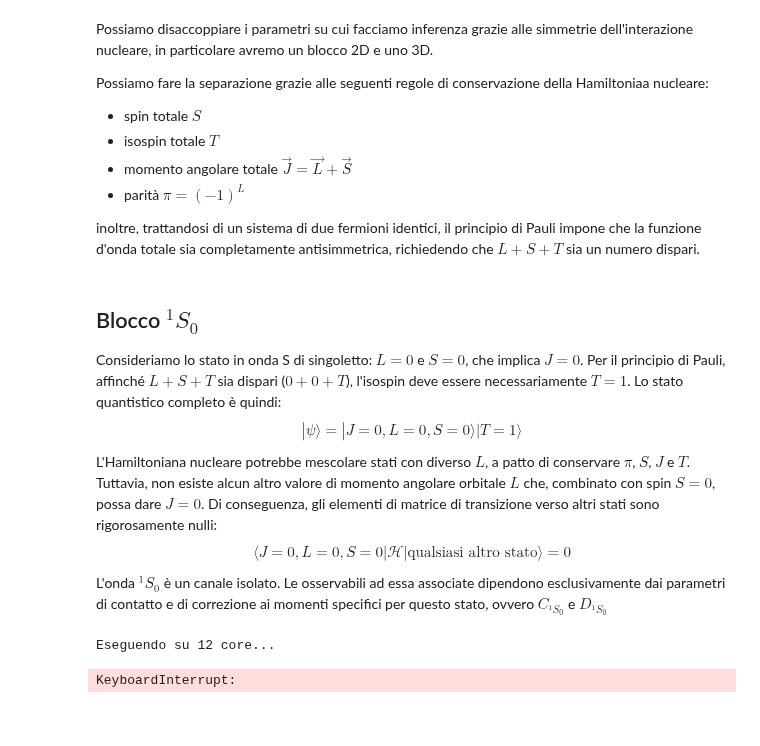
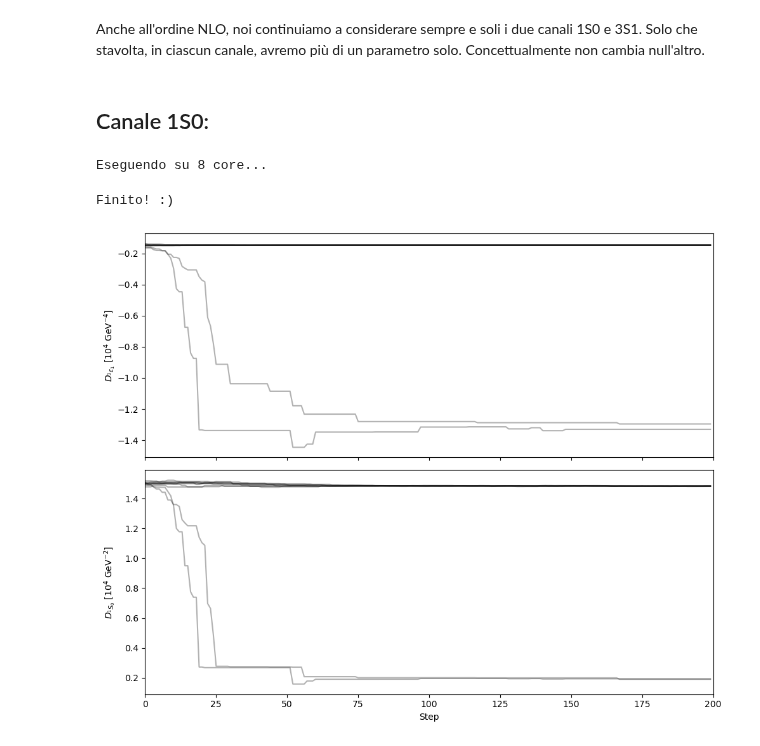
Before and after one commit to Lvetto/lmd_forza_nucleare, a Jupyter notebook: bayes_separato.ipynb, the cells around one changed output. Cells and saved outputs as stored; diff of their text form; code cells hidden in the pictures; blank space fills up the shorter version.

```diff
--- a/bayes_separato.ipynb
+++ b/bayes_separato.ipynb
@@ -271,13 +338,5 @@ plt.show()
 # %% [markdown]
-Possiamo disaccoppiare i parametri su cui facciamo inferenza grazie alle simmetrie dell'interazione nucleare, in particolare avremo un blocco 2D e uno 3D.
-
-Possiamo fare la separazione grazie alle seguenti regole di conservazione della Hamiltoniaa nucleare:
-- spin totale $S$
-- isospin totale $T$
-- momento angolare totale $\vec{J} = \vec{L} + \vec{S}$
-- parità $\pi = (-1)^L$
-
-inoltre, trattandosi di un sistema di due fermioni identici, il principio di Pauli impone che la funzione d'onda totale sia completamente antisimmetrica, richiedendo che $L+S+T$ sia un numero dispari.
+Anche all'ordine NLO, noi continuiamo a considerare sempre e soli i due canali 1S0 e 3S1. Solo che stavolta, in ciascun canale, avremo più di un parametro solo. Concettualmente non cambia null'altro.
 # %%
 T_Lab = granada.Tlabs
 
@@ -300,11 +359,5 @@ nn.V = chiral_potential.two_nucleon_potential("NLO",Lambda=500.0)
 _, channel_1S0 = nn.lookup_channel_idx(l=0,ll=0,s=0,j=0)
 _, channel_3S1 = nn.lookup_channel_idx(l=0,ll=2,s=1,j=1)
 # %% [markdown]
-## Blocco $^1S_0$
-
-Consideriamo lo stato in onda S di singoletto: $L=0$ e $S=0$, che implica $J=0$. Per il principio di Pauli, affinché $L+S+T$ sia dispari ($0+0+T$), l'isospin deve essere necessariamente $T=1$. Lo stato quantistico completo è quindi:
-$$| \psi \rangle = | J=0 , L=0 , S=0 \rangle | T=1 \rangle$$
-L'Hamiltoniana nucleare potrebbe mescolare stati con diverso $L$, a patto di conservare $\pi$, $S$, $J$ e $T$. Tuttavia, non esiste alcun altro valore di momento angolare orbitale $L$ che, combinato con spin $S=0$, possa dare $J=0$. Di conseguenza, gli elementi di matrice di transizione verso altri stati sono rigorosamente nulli:
-$$\langle J=0 , L=0 , S=0 | \mathcal{H} | \text{qualsiasi altro stato} \rangle = 0$$
-L'onda $^1S_0$ è un canale isolato. Le osservabili ad essa associate dipendono esclusivamente dai parametri di contatto e di correzione ai momenti specifici per questo stato, ovvero $C_{^1S_0}$ e $D_{^1S_0}$
+## Canale 1S0:
 # %%
@@ -367,29 +404,26 @@ def ln_posterior_NLO(parameters):
     return ln_post
 # %%
-# MCMC
+# Terza run: caso NLO, canale 1S0
 ndim = 2
 nwalkers = 10*ndim
-nsteps = 2500
+nsteps = 1500
 
-initial_guess = np.array([-0.5, 1.0])
-dispersione = np.abs(initial_guess * 0.01)
-initial_pos = initial_guess + dispersione * np.random.standard_normal((nwalkers, ndim))
+initial_guess = np.array([-0.15, +1.50])
+initial_positions = initial_guess + 0.01 * np.random.randn(nwalkers, ndim)
 
 ncpu = os.cpu_count()
-
 if __name__ == "__main__":
     with Pool(processes=ncpu) as pool:
         sampler = emcee.EnsembleSampler(
             nwalkers,
             ndim,
-            ln_posterior_NLO,
-            args=(),
+            ln_posterior_NLO_1S0,
+            args=(nn, channel_1S0, shift_1S0, shift_1S0_error),
             pool=pool,
         )
         print(f"Eseguendo su {ncpu} core...")
-        sampler.run_mcmc(initial_pos, nsteps, progress=True)
-
+        sampler.run_mcmc(initial_positions, nsteps, progress=True)
     print("\nFinito! :)\n")
 # %% [output]
-Eseguendo su 12 core...
+Eseguendo su 8 core...
-KeyboardInterrupt:
+Finito! :)
@@ -396,22 +446,31 @@ KeyboardInterrupt:
 # %%
-full_chain = sampler.get_chain()
+full_chain_NLO_1S0 = sampler.get_chain()
+np.save("full_chain_NLO_1S0.npy", full_chain_NLO_1S0)
+labels = [r"$C_{^1S_0}$ [$10^4$ GeV$^{-2}$]", r"$D_{^1S_0}$ [$10^4$ GeV$^{-2}$]"]
 
-fig, axes = plt.subplots(ndim, figsize=(10, 7), sharex=True)
-
+fig, axes = plt.subplots(ndim, figsize=(10, 4*len(labels)), sharex=True)
 if isinstance(axes, np.ndarray):
     axes = axes.flatten()
 elif isinstance(axes, plt.Axes):
     axes = [axes]
-
-#labels = ["C_1S0", "C_3S1"]
-
 for i in range(ndim):
     ax = axes[i]
     for walker in range(nwalkers):
-        ax.plot(full_chain[:, walker, i], alpha=0.5)
-    #ax.set_ylabel(labels[i])
+        ax.plot(full_chain_NLO_1S0[:, walker, i], "k", alpha=0.3)
+    ax.set_ylabel(labels[i])
+    ax.set_xlim(0, len(full_chain_NLO_1S0))
+    ax.yaxis.set_label_coords(-0.05, 0.5)
 axes[-1].set_xlabel("Step")
-plt.suptitle("Tracce dei cammini dei walker")
+#plt.suptitle("Tracce dei cammini dei walker")
 plt.tight_layout()
 plt.show()
+
+# Ci aspettiamo qualitativamente che finiamo con l'avere dei walker che fuggono via.
+# A questo punto, dato che sappiamo qualitativamente la motivazione, lascerei così.
+
+# Abbiamo già fatto il possibile con un prior non biasato che fosse centrato in zero e piuttosto stretto per naturalezza,
+# e con un initial guess che fosse ispirato ai valori nominali. Lascerei i walker che fuggono a dimostrazione che questo specifico caso
+# è numericamente poco stabile.
+# %% [output]
+[figure, added]
 # %%
```
Also changed, not shown: parts of 38 cells of this notebook, 5 other files.
